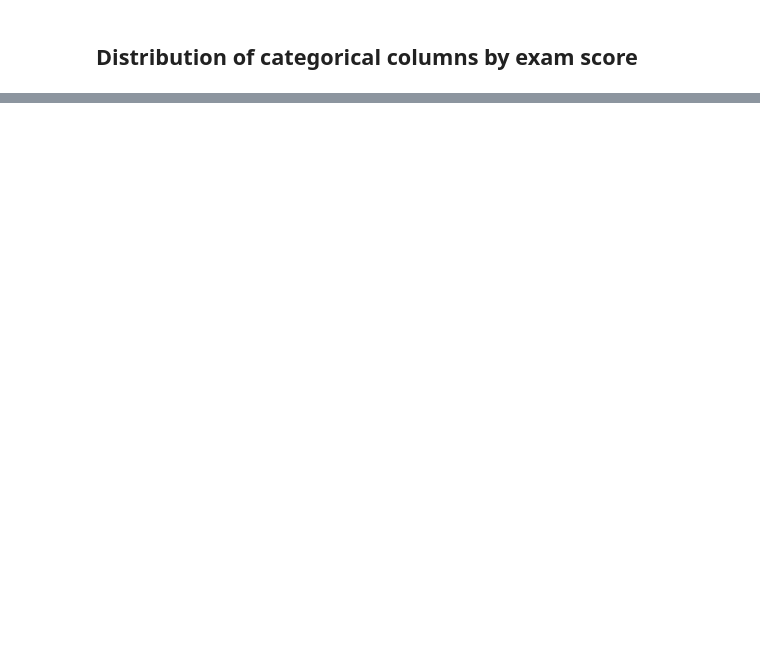
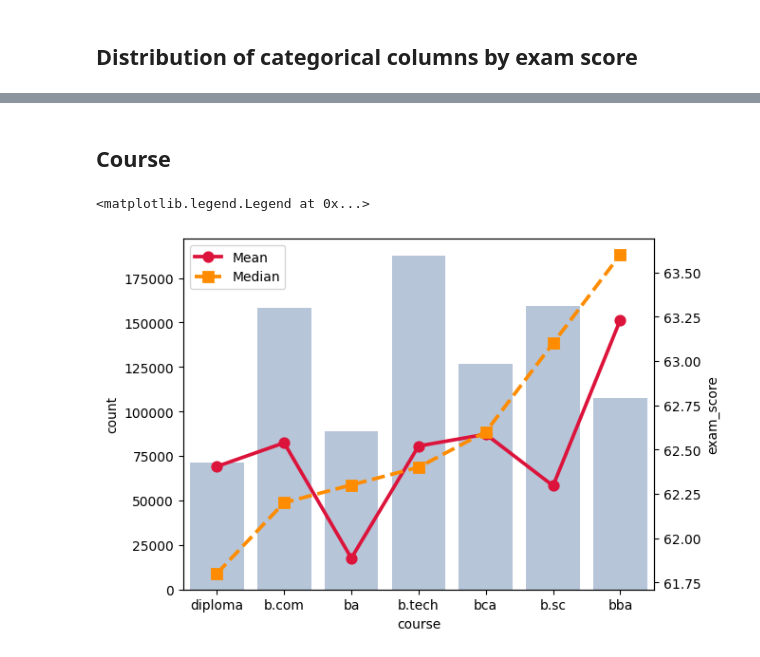
Before and after one commit to gavrilovAlikhan/ML-Practice, a Jupyter notebook: Student Scores/student_scores.ipynb, the cells around one changed output, grey strips where cells are left out. Drawn from its saved outputs; the diff is of its cells as text; code cells hidden in the pictures; blank space fills up the shorter version.

```diff
--- a/Student Scores/student_scores.ipynb
+++ b/Student Scores/student_scores.ipynb
@@ -209,0 +268,14 @@ corr_fig.show()
+# %% [markdown]
+## Course
+# %%
+col = 'course'
+order = df.groupby(col)[TARGET].median().sort_values().index
+ax = sns.countplot(data=df, x=col, color='lightsteelblue', order=order)
+ax2 = ax.twinx()
+sns.pointplot(data=df, x=col, y=TARGET, ax=ax2, color='crimson', errorbar=None, label='Mean')
+sns.pointplot(data=df, x=col, y=TARGET, ax=ax2, color='darkorange', errorbar=None,
+              estimator='median', linestyles='--', markers='s', label='Median')
+ax2.legend()
+# %% [output]
+<matplotlib.legend.Legend at 0x...>
+[figure, added]
```
Also changed, not shown: parts of 5 cells of this notebook.
